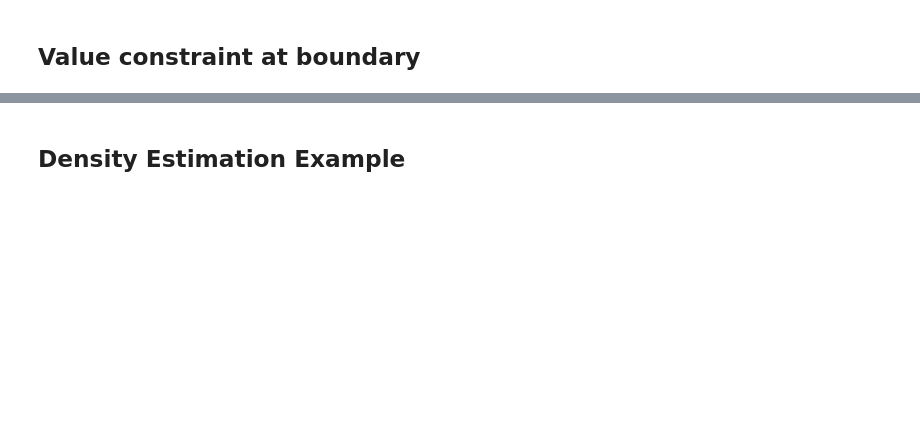
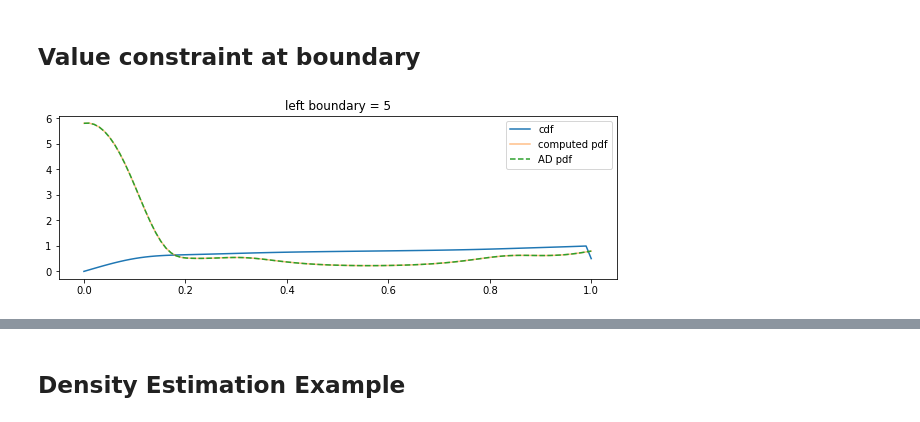
Before and after one commit to noegroup/bgflow, a Jupyter notebook: notebooks/compact/compact.ipynb, the cells around one changed output, grey strips where cells are left out. Saved outputs shown, nothing was run; the diff lists cells and outputs as text; code cells hidden in the pictures; blank space fills up the shorter version.

```diff
--- a/notebooks/compact/compact.ipynb
+++ b/notebooks/compact/compact.ipynb
@@ -13,6 +13,14 @@ if module_path not in sys.path:
     sys.path.append(module_path)
 # %% [markdown]
 #### Some helper
+# %%
+class PeriodicBasis(torch.nn.Module):
+
+    def forward(self, x):
+        return torch.cat([
+            (2 * np.pi * x).cos(),
+            (2 * np.pi * x).sin()
+        ], dim=-1)
 # %%
 from bgflow import (
     DenseNet,
@@ -225,11 +273,13 @@ plot_transformer_density(
 # %%
 plot_transformer_density(
     make_constrained_transformer(
         make_transformer(d_in=1, d_out=1, d_hidden=40, n_components=4, periodic=False, zero_boundary_left=True, zero_boundary_right=False),
-        left_bound=5
+        left_bound=5.
     ),
     label="left boundary = 5"
 )
+# %% [output]
+[figure, added]
 # %%
 plot_transformer_density(
     make_constrained_transformer(
```
Also changed, not shown: parts of 12 cells of this notebook, 4 other files.
